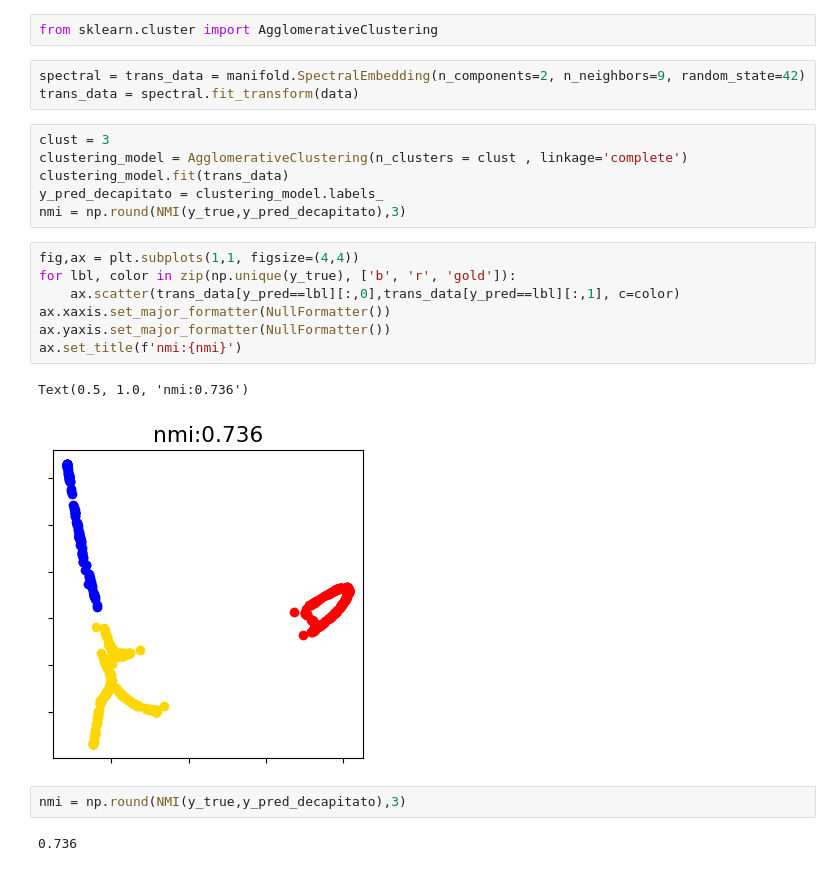
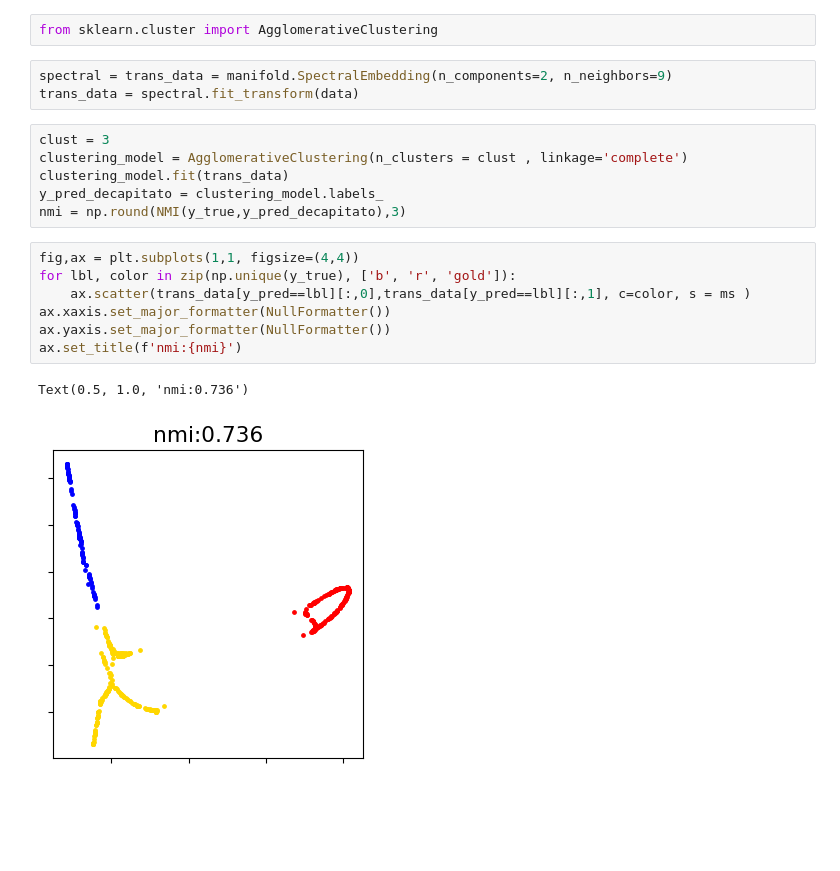
Before and after one commit to GiacomoLongaroni/LCP_mod_B, a Jupyter notebook: Ex2/group2406_exercise02.ipynb, the cells around one changed output. Cells and saved outputs as stored; diff of their text form; blank space fills up the shorter version.

```diff
--- a/Ex2/group2406_exercise02.ipynb
+++ b/Ex2/group2406_exercise02.ipynb
@@ -377,7 +377,7 @@ interactive(children=(BoundedIntText(value=10, description='neighbors:', max=30,
 # %%
 from sklearn.cluster import AgglomerativeClustering
 # %%
-spectral = trans_data = manifold.SpectralEmbedding(n_components=2, n_neighbors=9, random_state=42)
+spectral = trans_data = manifold.SpectralEmbedding(n_components=2, n_neighbors=9)
 trans_data = spectral.fit_transform(data)
 # %%
 clust = 3
@@ -388,14 +388,10 @@ nmi = np.round(NMI(y_true,y_pred_decapitato),3)
 # %%
 fig,ax = plt.subplots(1,1, figsize=(4,4))
 for lbl, color in zip(np.unique(y_true), ['b', 'r', 'gold']):
-    ax.scatter(trans_data[y_pred==lbl][:,0],trans_data[y_pred==lbl][:,1], c=color)
+    ax.scatter(trans_data[y_pred==lbl][:,0],trans_data[y_pred==lbl][:,1], c=color, s = ms )
 ax.xaxis.set_major_formatter(NullFormatter())
 ax.yaxis.set_major_formatter(NullFormatter())
 ax.set_title(f'nmi:{nmi}')
 # %% [output]
 Text(0.5, 1.0, 'nmi:0.736')
-[figure, old version]
+[figure, new version]
-# %%
-nmi = np.round(NMI(y_true,y_pred_decapitato),3)
-# %% [output]
-0.736
```
Also changed, not shown: parts of 4 cells of this notebook.
